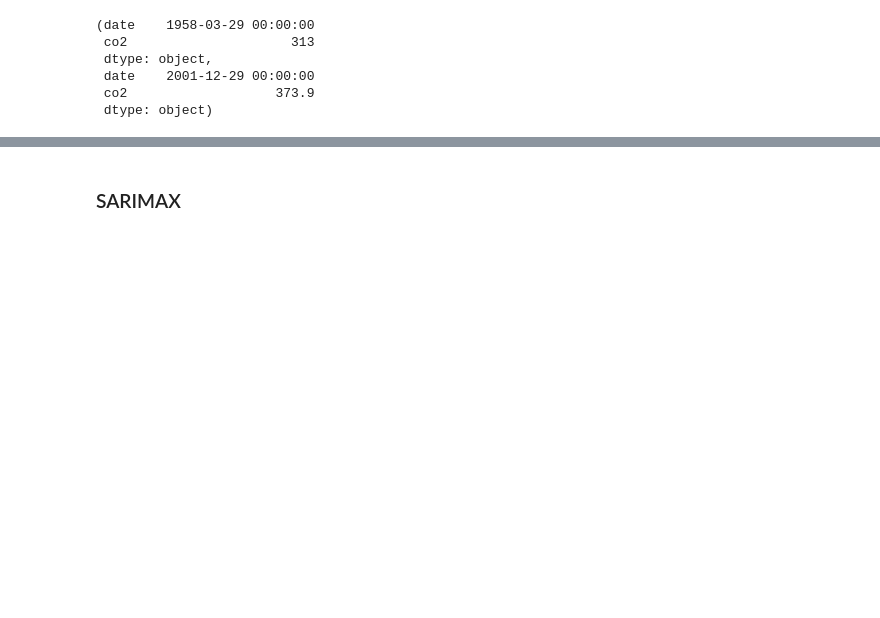
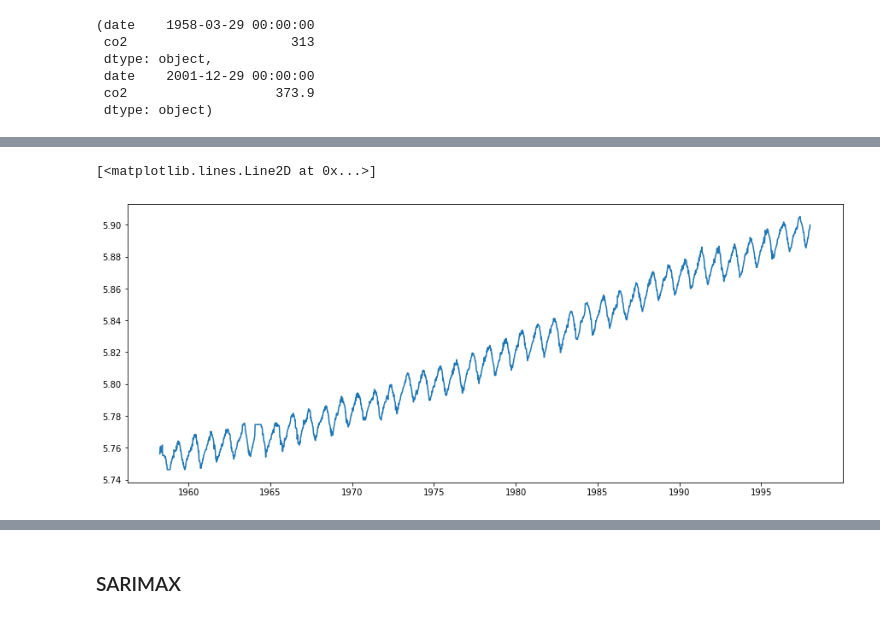
Before and after one commit to nharikrishnan/co2_forecast, a Jupyter notebook: holt_winter.ipynb, the cells around one changed output, grey strips where cells are left out. Cells and saved outputs as stored; diff of their text form; code cells hidden in the pictures; blank space fills up the shorter version.

```diff
--- a/holt_winter.ipynb
+++ b/holt_winter.ipynb
@@ -216,0 +155,11 @@ np.sqrt(mean_squared_error(test['co2'], y_pred['arima']))
+# %%
+# Checking for stationarity
+train_log = np.log(train['co2'])
+test_log = np.log(test['co2'])
+# %%
+# Reducing the scale
+plt.figure(figsize = (15, 6))
+plt.plot(train_log)
+# %% [output]
+[<matplotlib.lines.Line2D at 0x...>]
+[figure, added]
```
Also changed, not shown: parts of 61 cells of this notebook.
